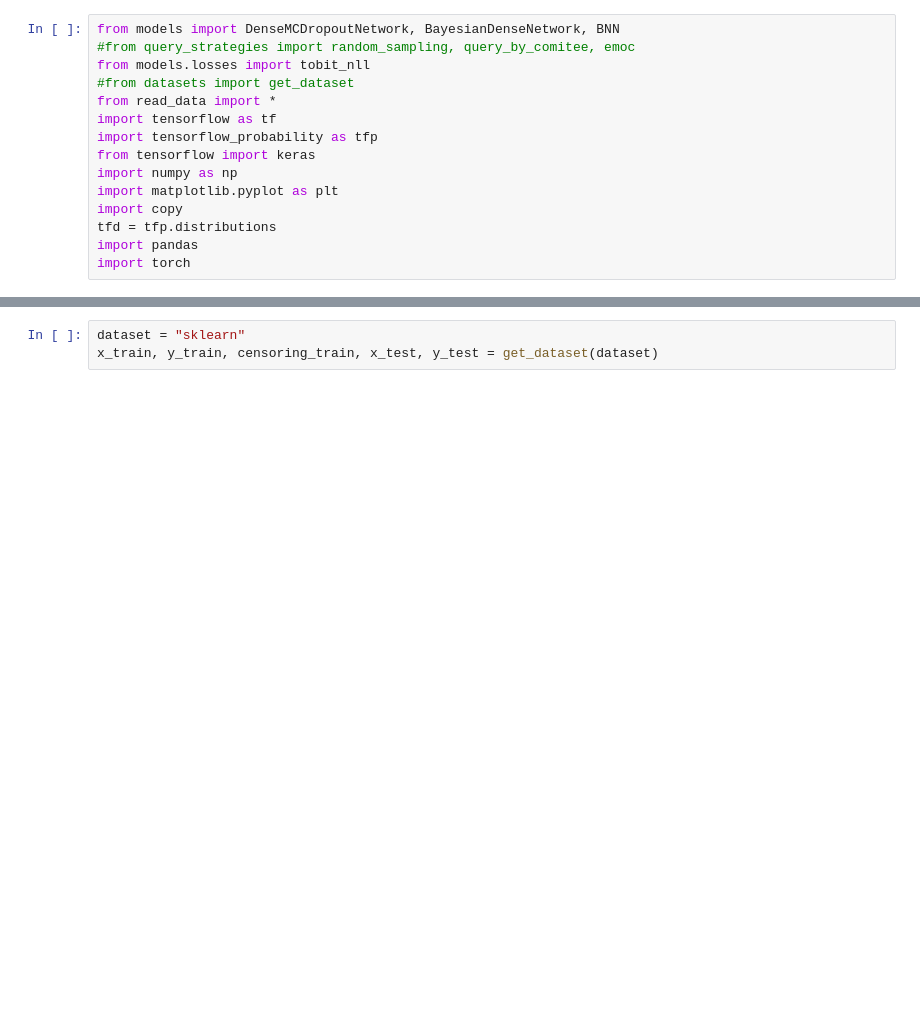
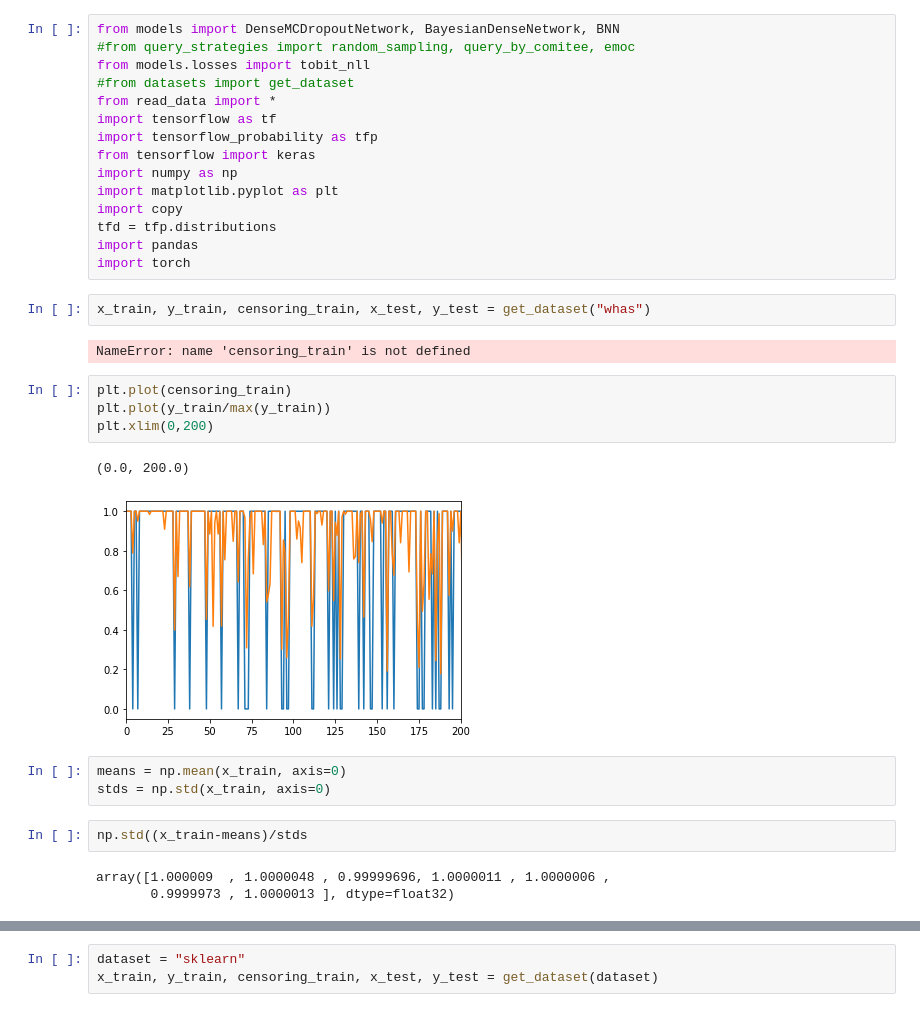
Before and after one commit to fbohu/Censored-Active-Learning, a Jupyter notebook: init.ipynb, the cells around one changed output, grey strips where cells are left out. Drawn from its saved outputs; the diff is of its cells as text; blank space fills up the shorter version.

```diff
--- a/init.ipynb
+++ b/init.ipynb
@@ -13,3 +13,22 @@ import copy
 tfd = tfp.distributions
 import pandas
 import torch
+# %%
+x_train, y_train, censoring_train, x_test, y_test = get_dataset("whas")
+# %% [output]
+NameError: name 'censoring_train' is not defined
+# %%
+plt.plot(censoring_train)
+plt.plot(y_train/max(y_train))
+plt.xlim(0,200)
+# %% [output]
+(0.0, 200.0)
+[figure, added]
+# %%
+means = np.mean(x_train, axis=0)
+stds = np.std(x_train, axis=0)
+# %%
+np.std((x_train-means)/stds
+# %% [output]
+array([1.000009  , 1.0000048 , 0.99999696, 1.0000011 , 1.0000006 ,
+       0.9999973 , 1.0000013 ], dtype=float32)
```
Also changed, not shown: parts of 8 cells of this notebook, 5 other files.
